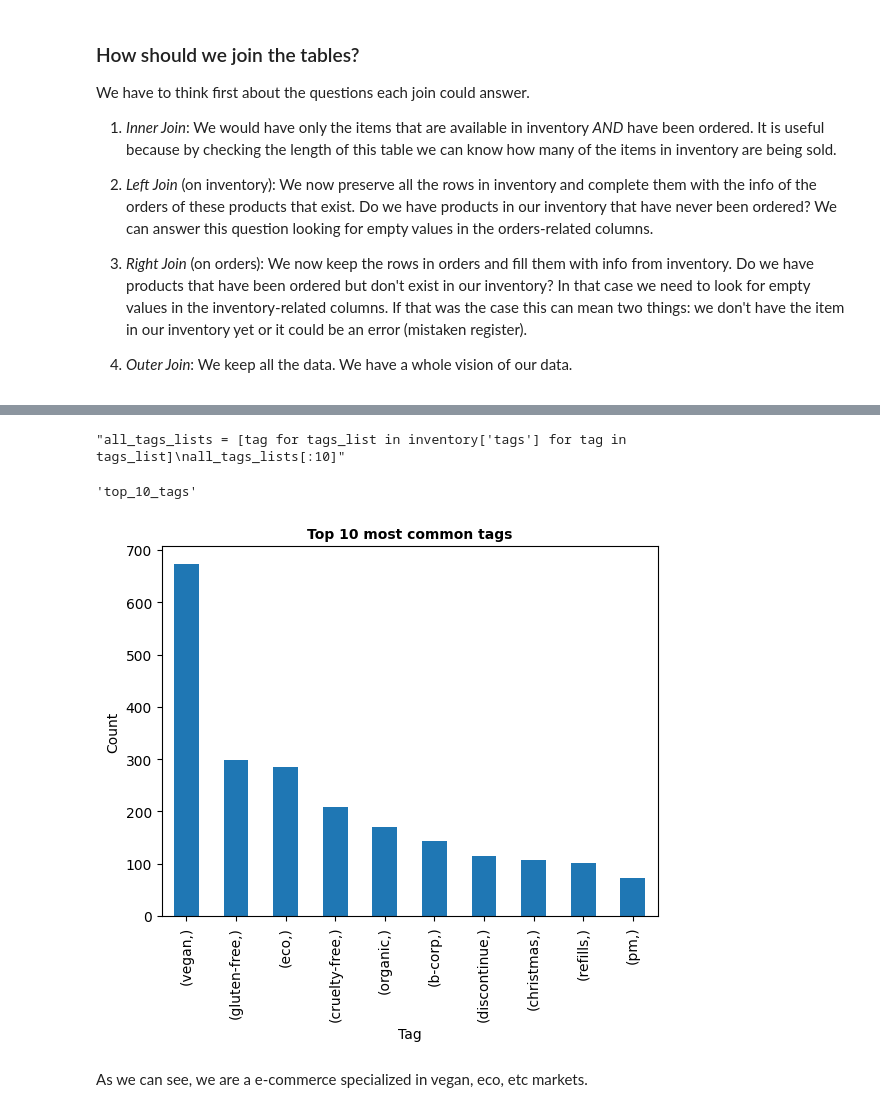
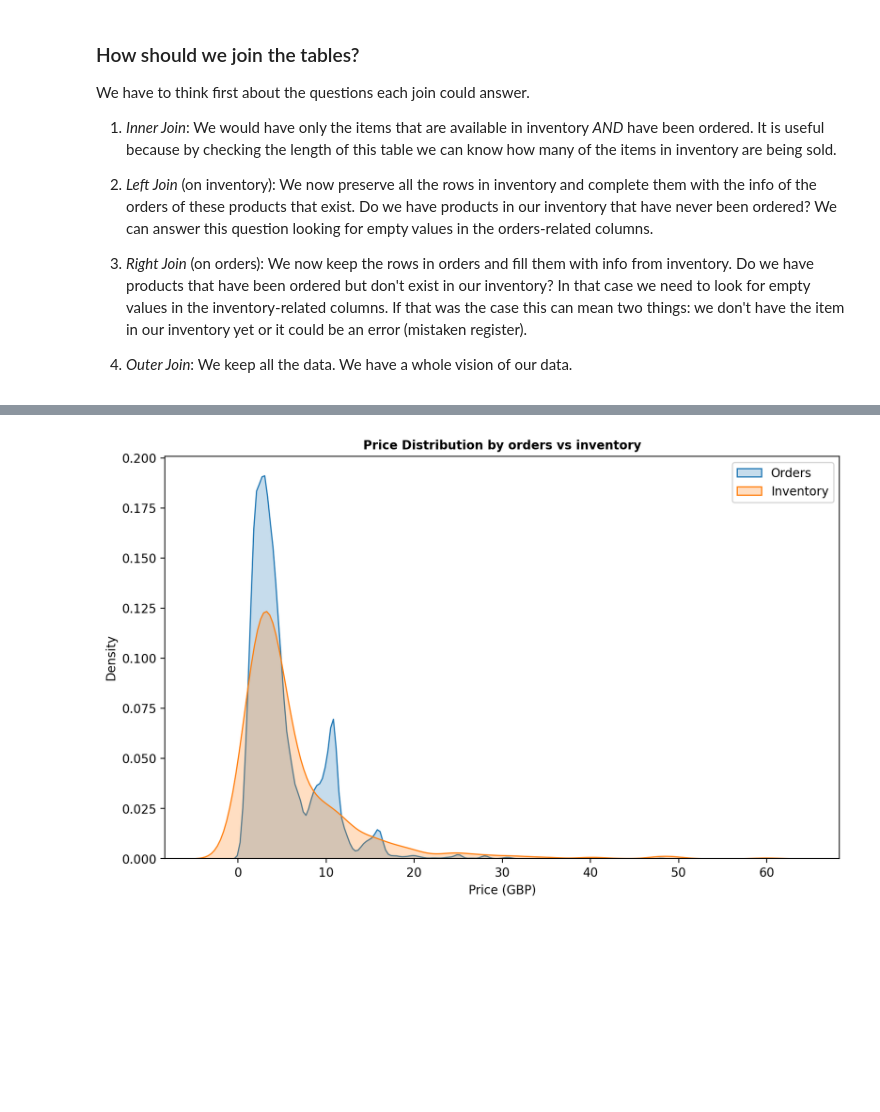
Before and after one commit to carleondel/zrive-ds, a Jupyter notebook: src/module_2/module_2_EDA.ipynb, the cells around one changed output, grey strips where cells are left out. Drawn from its saved outputs; the diff is of its cells as text; code cells hidden in the pictures; blank space fills up the shorter version.

```diff
--- a/src/module_2/module_2_EDA.ipynb
+++ b/src/module_2/module_2_EDA.ipynb
@@ -477,26 +360,13 @@ plt.show()
-# %%
-'''all_tags_lists = [tag for tags_list in inventory['tags'] for tag in tags_list]
-all_tags_lists[:10]'''
-# %% [output]
-"all_tags_lists = [tag for tags_list in inventory['tags'] for tag in tags_list]\nall_tags_lists[:10]"
-# %%
-all_tags = []
-for list in inventory['tags']:
-    for tag in list:
-        all_tags.append(tag)
-
-top_10_tags = pd.DataFrame(all_tags).value_counts().head(10)
-'''top_10_tags'''
-# %% [output]
-'top_10_tags'
-# %%
-top_10_tags.plot.bar()
-plt.xticks(rotation=90)  # Rotate x-axis labels for better readability
-plt.title('Top 10 most common tags', fontsize = 10, fontweight = 'bold')
-plt.xlabel("Tag")
-plt.ylabel("Count")
-plt.show()
-# %% [output]
-[figure, removed]
-# %% [markdown]
-As we can see, we are a e-commerce specialized in vegan, eco, etc markets.
+# %%
+plt.figure(figsize=(10,6),dpi=200)
+sns.kdeplot(data = orders_complete, x='price',fill=True, label='Orders')
+sns.kdeplot(data = inventory, x='price',fill=True, label='Inventory')
+plt.xlabel("Price (GBP)")
+plt.ylabel("Density")
+plt.title('Price Distribution by orders vs inventory',fontsize =10,fontweight = 'bold')
+
+plt.legend()
+
+plt.show()
+# %% [output]
+[figure, added]
```
Also changed, not shown: parts of 72 cells of this notebook, 14 other files.
